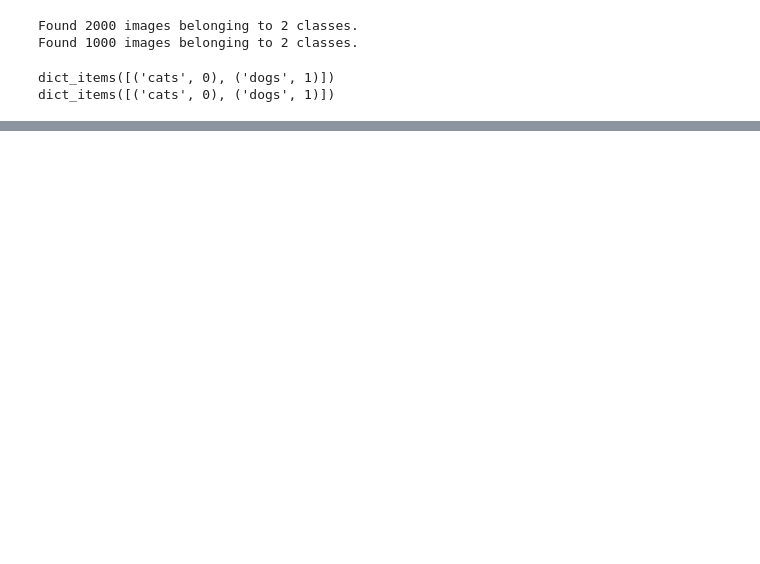
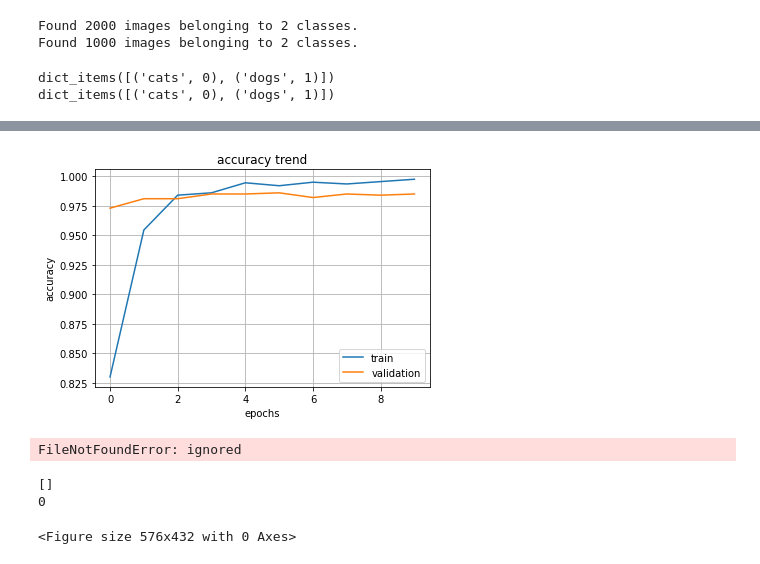
Before and after one commit to Tom-Jung/ML_Colab, a Jupyter notebook: 28_Transfer_Learning_exam(catsanddogs).ipynb, the cells around one changed output, grey strips where cells are left out. Saved outputs shown, nothing was run; the diff lists cells and outputs as text; code cells hidden in the pictures; blank space fills up the shorter version.

```diff
--- a/28_Transfer_Learning_exam(catsanddogs).ipynb
+++ b/28_Transfer_Learning_exam(catsanddogs).ipynb
@@ -159,0 +172,13 @@ elapsed time =  0:20:38.243615
+# %%
+import matplotlib.pyplot as plt
+
+plt.title('accuracy trend')
+plt.grid()
+plt.xlabel('epochs')
+plt.ylabel('accuracy')
+plt.plot(hist.history['accuracy'], label='train')
+plt.plot(hist.history['val_accuracy'], label='validation')
+plt.legend(loc='best')
+plt.show()
+# %% [output]
+[figure, added]
@@ -159,0 +193,46 @@ elapsed time =  0:20:38.243615
+# %%
+# 압축파일 풀기
+
+import zipfile
+
+with zipfile.ZipFile('/content/test_image_dir.zip', 'r') as target_file:
+
+    target_file.extractall('/content/test_image_dir/')
+# %% [output]
+FileNotFoundError: ignored
+# %%
+import cv2
+import glob
+
+test_img_list = []
+
+test_img_name_list = glob.glob('test_image_dir/*')
+
+for i in range(len(test_img_name_list)):
+
+    src_img = cv2.imread(test_img_name_list[i], cv2.IMREAD_COLOR)
+    src_img = cv2.resize(src_img, dsize=(IMG_WIDTH, IMG_HEIGHT))
+
+    dst_img = cv2.cvtColor(src_img, cv2.COLOR_BGR2RGB)
+
+    dst_img = dst_img / 255.0
+
+    test_img_list.append(dst_img)
+
+print(test_img_name_list)
+print(len(test_img_list))
+# %% [output]
+[]
+0
+# %%
+plt.figure(figsize=(8,6))
+
+for i in range(len(test_img_list)):
+
+    plt.subplot(2, 3, i+1)
+    plt.axis('off')
+    plt.imshow(test_img_list[i])
+
+plt.show()
+# %% [output]
+<Figure size 576x432 with 0 Axes>
```
Also changed, not shown: parts of 9 cells of this notebook.
